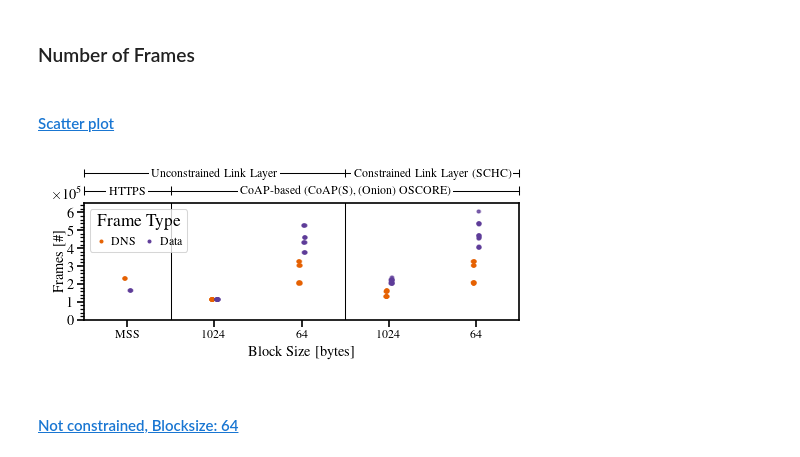
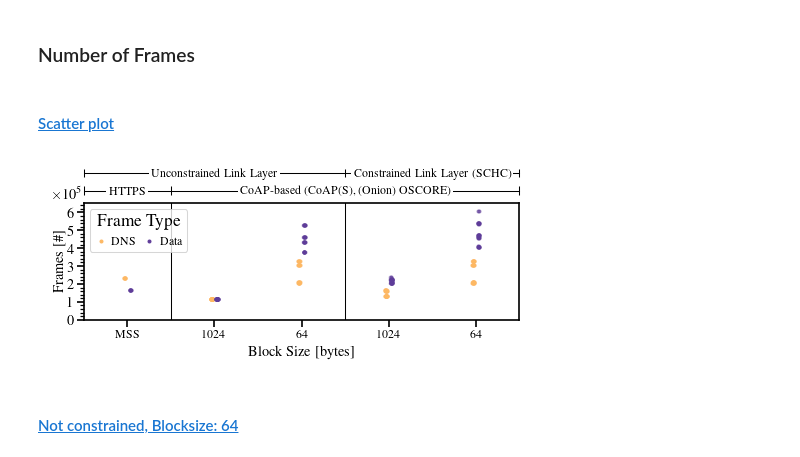
Before and after one commit to miri64/artifacts-eurosp26-doc-privacy, a Jupyter notebook: dataset_exploration.ipynb, the cells around one changed output. Drawn from its saved outputs; the diff is of its cells as text; code cells hidden in the pictures.

```diff
--- a/dataset_exploration.ipynb
+++ b/dataset_exploration.ipynb
@@ -445,7 +445,7 @@ matplotlib.rcParams["figure.figsize"] = (
 matplotlib.rcParams["axes.prop_cycle"] = matplotlib.pyplot.cycler(
     "color",
     # https://colorbrewer2.org/#type=diverging&scheme=PuOr&n=4
-    ["#e66101", "#5e3c99"]
+    ["#fdb863", "#5e3c99"]
     #matplotlib.colormaps["Set2"].colors,
 )
 
@@ -932,7 +932,7 @@ fig = matplotlib.pyplot.figure(figsize=matplotlib.rcParams["figure.figsize"], dp
 matplotlib.rcParams["axes.prop_cycle"] = matplotlib.pyplot.cycler(
     "color",
     # https://colorbrewer2.org/#type=diverging&scheme=PuOr&n=4
-    ["#e66101", "#5e3c99"]
+    ["#fdb863", "#5e3c99"]
     #matplotlib.colormaps["Set2"].colors,
 )
 
@@ -1050,34 +1050,34 @@ for prot_span, label in [
         fontsize="xx-small",
         ha="center",
         va="center",
     )
 
 ax.axvline(0.5, linewidth=0.5, color="black")
 ax.axvline(2.5, linewidth=0.5, color="black", zorder=1)
 ax.set_xlabel(r"Block Size [bytes]", labelpad=3.0)
 
 ax.ticklabel_format(axis='y', style='sci', scilimits=(5,5))
 
 ax.set_ylim(0, YMAX)
 ax.set_yticks(numpy.arange(0, YMAX + 1, 100000))
 ax.set_yticks(numpy.arange(0, YMAX + 1, 20000), minor=True)
 
 offset_text = ax.get_yaxis().get_offset_text()
 offset_text.set_ha("right")
 ax.set_ylabel(rf"Frames [\#]")
 
 legend = ax.legend(loc="upper left", ncol=2, title="Frame Type")
 for handle in legend.legend_handles:
     handle.set_alpha(1)
 
 filename = EVALUATION_DIR / "plots" / f"frames_scatter.pdf"
 matplotlib.pyplot.savefig(filename, bbox_inches="tight", pad_inches=0.01)
 display(Markdown(f"#### [Scatter plot]({filename.relative_to(EVALUATION_DIR)})"))
 
 matplotlib.pyplot.show()
 # %% [output]
 #### [Scatter plot](plots/frames_scatter.pdf)
-[figure, old version]
+[figure, new version]
 # %%
 for l2 in ["eth", "schc"]:
     for blocksize in [64, 1024]:
```
Also changed, not shown: parts of 1 cell of this notebook, 3 other files.
